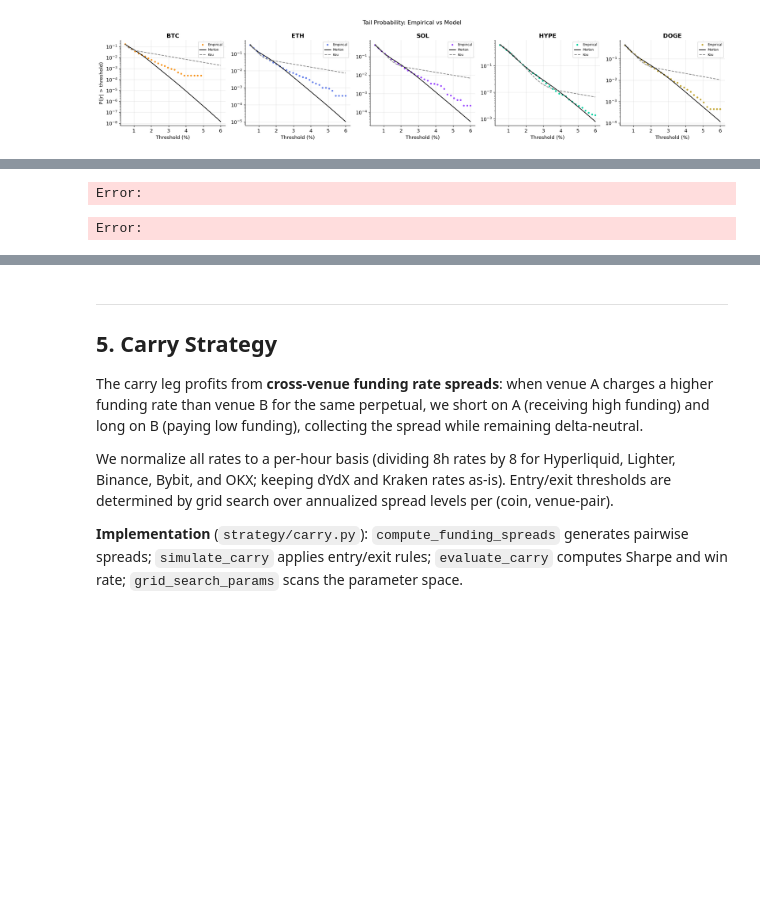
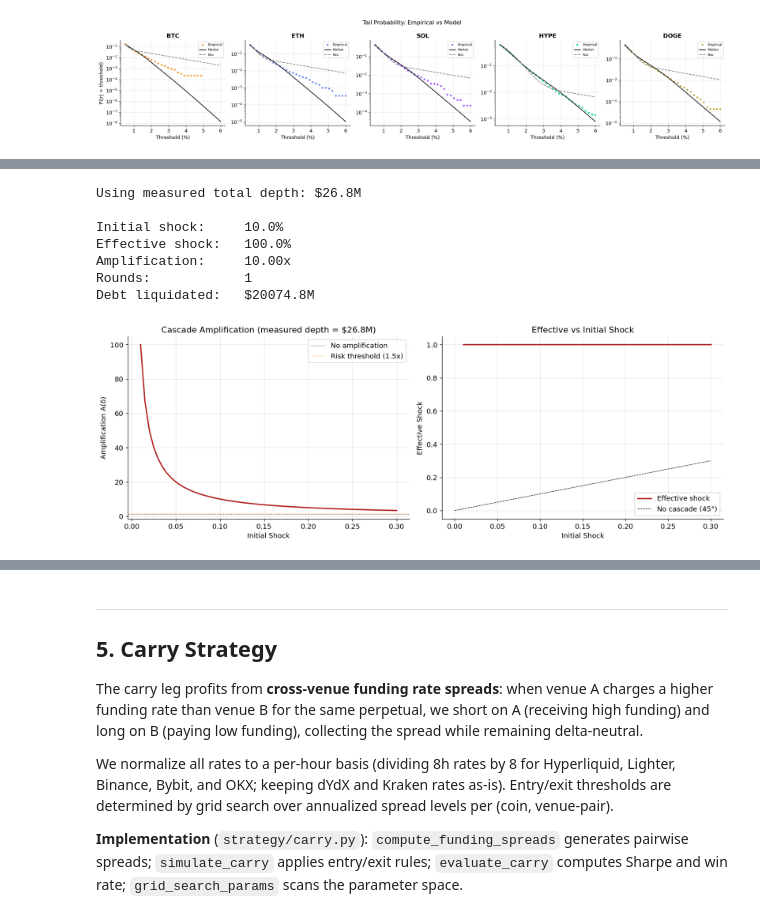
Before and after one commit to 0xknxwledge/group-m-finm33150-final, a Jupyter notebook: notebooks/final.ipynb, the cells around one changed output, grey strips where cells are left out. Cells and saved outputs as stored; diff of their text form; code cells hidden in the pictures; blank space fills up the shorter version.

```diff
--- a/notebooks/final.ipynb
+++ b/notebooks/final.ipynb
@@ -689,9 +736,26 @@ risk $\approx 0$.
 - *No order flow dynamics*: we do not model market-maker inventory constraints, funding
   rate feedback, or cross-venue arbitrage that could dampen or amplify cascades.
 # %%
-# Build positions from real OI data (latest snapshot, all coins combined)
-positions = build_positions_from_oi(oi)
-print(f"Built {len(positions)} positions from OI data")
+# Orderbook depth summary (loaded from pre-fetched parquet)
+print("Measured 1% bid-side depth (USD) by coin:")
+for coin in COINS:
+    d = measured_depth.get(coin, 0)
+    print(f"  {coin}: ${d / 1e6:.2f}M")
+print(f"\nPer-venue breakdown:")
+print(depth_df.to_pandas().to_string(index=False))
+
+# Build tiered positions using per-venue max leverage from exchange APIs
+positions = build_positions_tiered(oi)
+print(f"\nBuilt {len(positions)} tiered positions from OI data")
 print(f"Total collateral: ${sum(p.collateral_usd for p in positions) / 1e6:.1f}M")
 print(f"Total debt:       ${sum(p.debt_usd for p in positions) / 1e6:.1f}M")
+
+# Show leverage tiers being used for a few (venue, coin) pairs
+from funding_the_fall.models.cascade import _venue_tiers
+print("\nSample per-venue leverage tiers (leverage, weight):")
+for venue in ["hyperliquid", "binance", "dydx"]:
+    for coin in ["BTC", "HYPE"]:
+        tiers = _venue_tiers(venue, coin)
+        tier_str = ", ".join(f"{l:.0f}x ({w:.0%})" for l, w in tiers)
+        print(f"  {venue}/{coin}: {tier_str}")
 # %% [output]
@@ -699,52 +779,62 @@ Error:
 # %%
-# Single cascade demo: 10% shock
-result = simulate_cascade(positions, current_price=1.0, initial_shock_pct=0.10)
-print(f"Initial shock:     {result.initial_shock:.1%}")
+# Single cascade demo: 10% shock with measured depth
+total_depth = sum(measured_depth.values())
+print(f"Using measured total depth: ${total_depth / 1e6:.1f}M")
+
+result = simulate_cascade(positions, current_price=1.0, initial_shock_pct=0.10,
+                          orderbook_depth_usd=total_depth)
+print(f"\nInitial shock:     {result.initial_shock:.1%}")
 print(f"Effective shock:   {result.effective_shock:.1%}")
 print(f"Amplification:     {result.amplification:.2f}x")
 print(f"Rounds:            {result.rounds}")
 print(f"Debt liquidated:   ${result.total_debt_liquidated / 1e6:.1f}M")
-print(f"Liquidations by layer: {result.liquidations_by_layer}")
 # %% [output]
-Error:
+Using measured total depth: $26.8M
+
+Initial shock:     10.0%
+Effective shock:   100.0%
+Amplification:     10.00x
+Rounds:            1
+Debt liquidated:   $20074.8M
 # %%
-# Amplification curve A(delta): 2-panel plot
+# Amplification curve A(delta) with measured depth: 2-panel plot
 shocks = np.linspace(0.01, 0.30, 60)
-curve = compute_amplification_curve(positions, current_price=1.0, shocks=shocks)
+curve = compute_amplification_curve(positions, current_price=1.0, shocks=shocks,
+                                    orderbook_depth_usd=total_depth)
 
 fig, axes = plt.subplots(1, 2, figsize=(14, 5))
 
 # Left: amplification factor
 axes[0].plot(
     [r.initial_shock for r in curve],
     [r.amplification for r in curve],
     color="firebrick",
     lw=2,
 )
 axes[0].axhline(1.0, color="gray", ls="--", lw=0.8, label="No amplification")
 axes[0].axhline(1.5, color="orange", ls=":", lw=0.8, label="Risk threshold (1.5x)")
 axes[0].set_xlabel("Initial Shock")
-axes[0].set_ylabel("Amplification A(delta)")
-axes[0].set_title("Cascade Amplification Factor")
+axes[0].set_ylabel("Amplification A(δ)")
+axes[0].set_title(f"Cascade Amplification (measured depth = ${total_depth/1e6:.1f}M)")
 axes[0].legend()
 
 # Right: effective shock vs initial shock (45-degree = no cascade)
 axes[1].plot(
     [r.initial_shock for r in curve],
     [r.effective_shock for r in curve],
     color="firebrick",
     lw=2,
     label="Effective shock",
 )
-axes[1].plot([0, 0.30], [0, 0.30], "k--", lw=0.8, label="No cascade (45-deg)")
+axes[1].plot([0, 0.30], [0, 0.30], "k--", lw=0.8, label="No cascade (45°)")
 axes[1].set_xlabel("Initial Shock")
 axes[1].set_ylabel("Effective Shock")
 axes[1].set_title("Effective vs Initial Shock")
 axes[1].legend()
 
 fig.tight_layout()
 plt.show()
 # %% [output]
-Error:
+[figure, added]
 # %%
 # Liquidation volume by round (bar chart at 20% shock)
```
Also changed, not shown: parts of 34 cells of this notebook, 19 other files.
